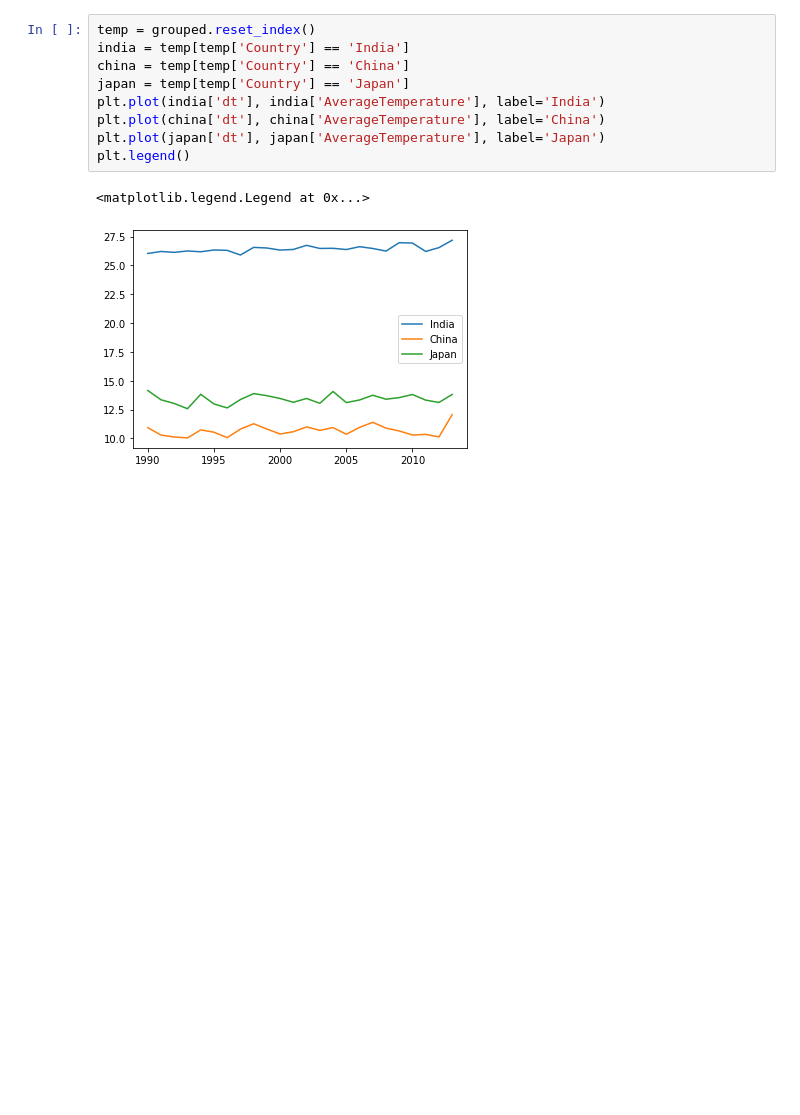
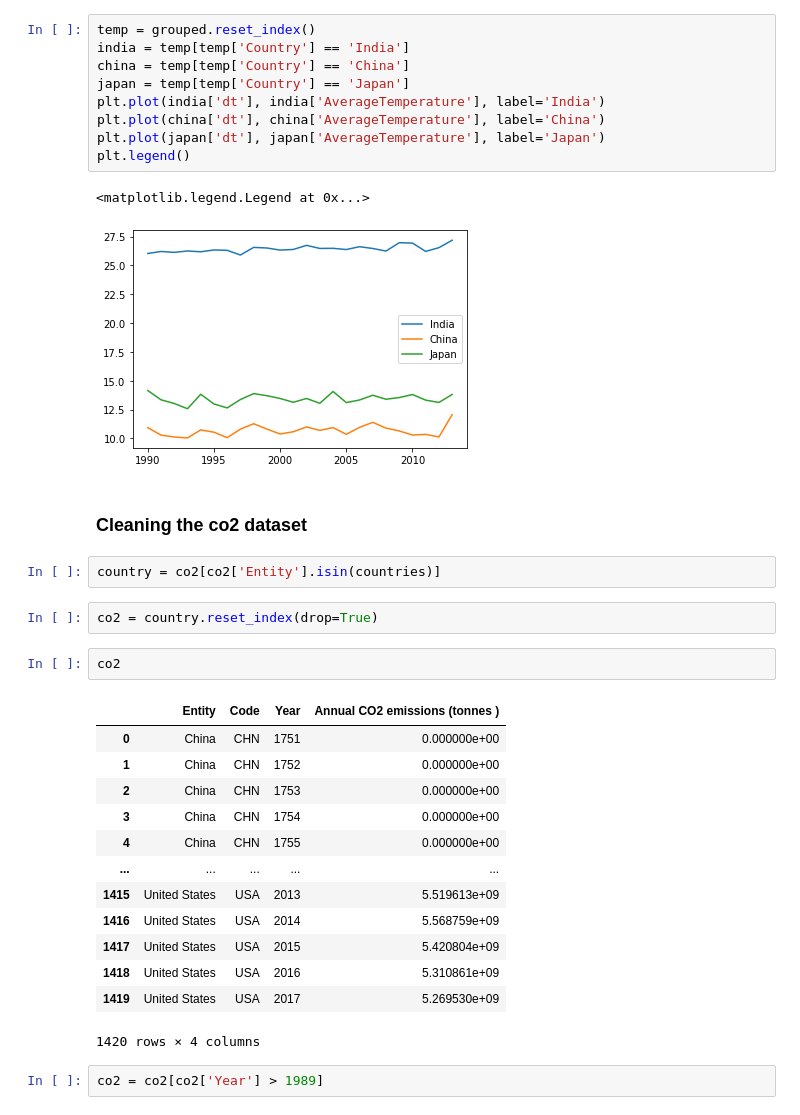
Before and after one commit to thesuhas/Climate-Change-Industrialisation, a Jupyter notebook: script1.ipynb, the cells around one changed output. Saved outputs shown, nothing was run; the diff lists cells and outputs as text; blank space fills up the shorter version.

```diff
--- a/script1.ipynb
+++ b/script1.ipynb
@@ -193,3 +193,27 @@ plt.legend()
 # %% [output]
 <matplotlib.legend.Legend at 0x...>
 [figure]
+# %% [markdown]
+### Cleaning the co2 dataset
+# %%
+country = co2[co2['Entity'].isin(countries)]
+# %%
+co2 = country.reset_index(drop=True)
+# %%
+co2
+# %% [output]
+|  | Entity | Code | Year | Annual CO2 emissions (tonnes ) |
+| 0 | China | CHN | 1751 | 0.000000e+00 |
+| 1 | China | CHN | 1752 | 0.000000e+00 |
+| 2 | China | CHN | 1753 | 0.000000e+00 |
+| 3 | China | CHN | 1754 | 0.000000e+00 |
+| 4 | China | CHN | 1755 | 0.000000e+00 |
+| ... | ... | ... | ... | ... |
+| 1415 | United States | USA | 2013 | 5.519613e+09 |
+| 1416 | United States | USA | 2014 | 5.568759e+09 |
+| 1417 | United States | USA | 2015 | 5.420804e+09 |
+| 1418 | United States | USA | 2016 | 5.310861e+09 |
+| 1419 | United States | USA | 2017 | 5.269530e+09 |
+1420 rows × 4 columns
+# %%
+co2 = co2[co2['Year'] > 1989]
```
Also changed, not shown: parts of 7 cells of this notebook.
